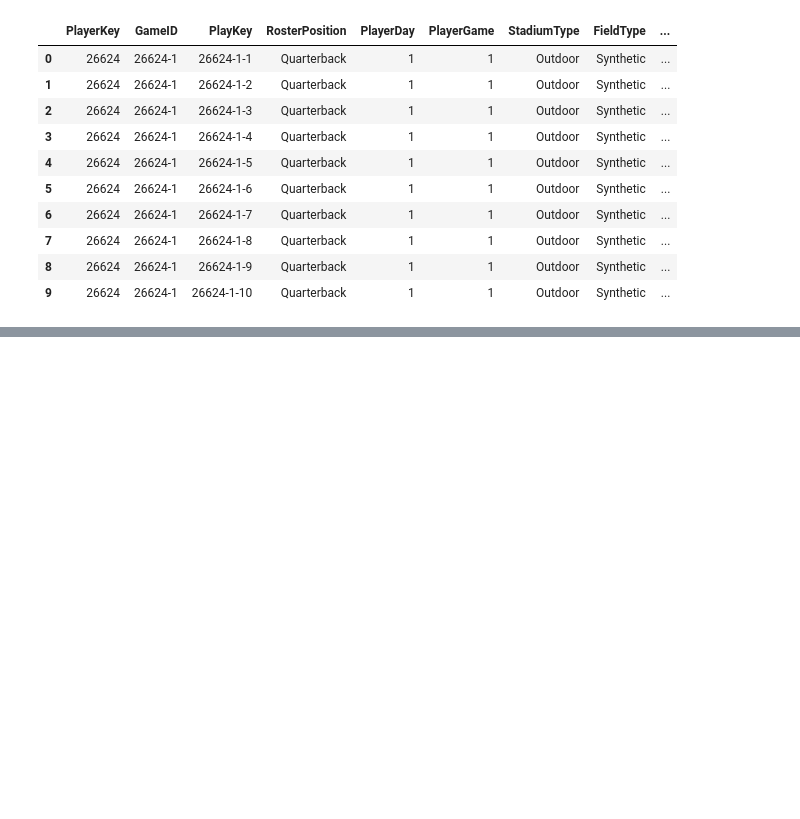
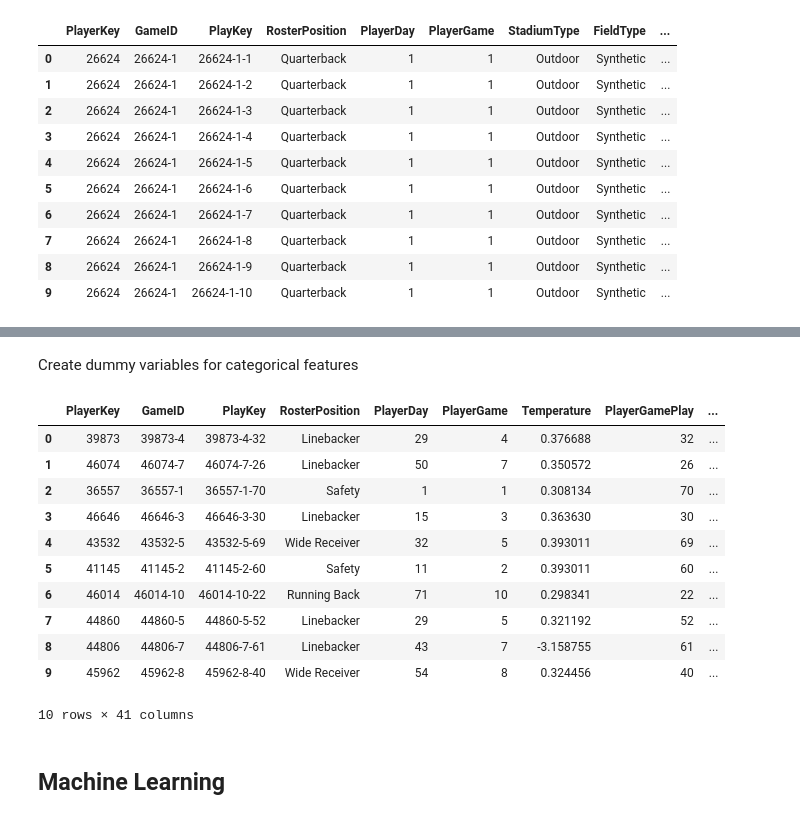
Before and after one commit to daniiprietoo/nfl-injury-analytics, a Jupyter notebook: notebooks/EDA.ipynb, the cells around one changed output, grey strips where cells are left out. Cells and saved outputs as stored; diff of their text form; code cells hidden in the pictures; blank space fills up the shorter version.

```diff
--- a/notebooks/EDA.ipynb
+++ b/notebooks/EDA.ipynb
@@ -471,0 +525,23 @@ print(play_list['PlayKey'].nunique(), len(play_list))
+# %% [markdown]
+Create dummy variables for categorical features
+# %%
+combined_data_with_tracking_and_dummies = pd.get_dummies(combined_data_with_tracking,
+    columns=['StadiumType', 'FieldType', 'Weather', 'Surface', 'PositionGroup', 'BodyPart', 'PlayType'],
+    drop_first=True
+)
+combined_data_with_tracking_and_dummies.head(10)
+# %% [output]
+|  | PlayerKey | GameID | PlayKey | RosterPosition | PlayerDay | PlayerGame | Temperature | PlayerGamePlay | ... |
+| 0 | 39873 | 39873-4 | 39873-4-32 | Linebacker | 29 | 4 | 0.376688 | 32 | ... |
+| 1 | 46074 | 46074-7 | 46074-7-26 | Linebacker | 50 | 7 | 0.350572 | 26 | ... |
+| 2 | 36557 | 36557-1 | 36557-1-70 | Safety | 1 | 1 | 0.308134 | 70 | ... |
+| 3 | 46646 | 46646-3 | 46646-3-30 | Linebacker | 15 | 3 | 0.363630 | 30 | ... |
+| 4 | 43532 | 43532-5 | 43532-5-69 | Wide Receiver | 32 | 5 | 0.393011 | 69 | ... |
+| 5 | 41145 | 41145-2 | 41145-2-60 | Safety | 11 | 2 | 0.393011 | 60 | ... |
+| 6 | 46014 | 46014-10 | 46014-10-22 | Running Back | 71 | 10 | 0.298341 | 22 | ... |
+| 7 | 44860 | 44860-5 | 44860-5-52 | Linebacker | 29 | 5 | 0.321192 | 52 | ... |
+| 8 | 44806 | 44806-7 | 44806-7-61 | Linebacker | 43 | 7 | -3.158755 | 61 | ... |
+| 9 | 45962 | 45962-8 | 45962-8-40 | Wide Receiver | 54 | 8 | 0.324456 | 40 | ... |
+10 rows × 41 columns
+# %% [markdown]
+## Machine Learning
```
Also changed, not shown: parts of 18 cells of this notebook, 5 other files.
